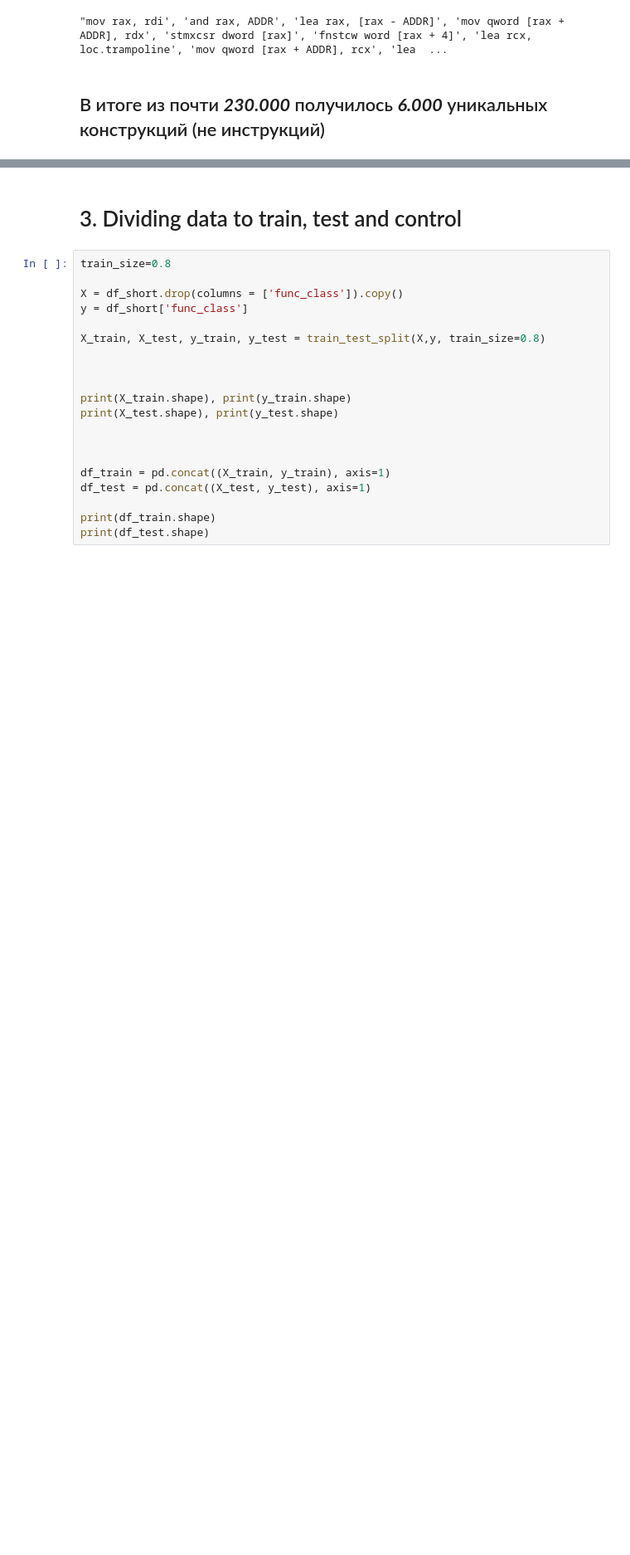
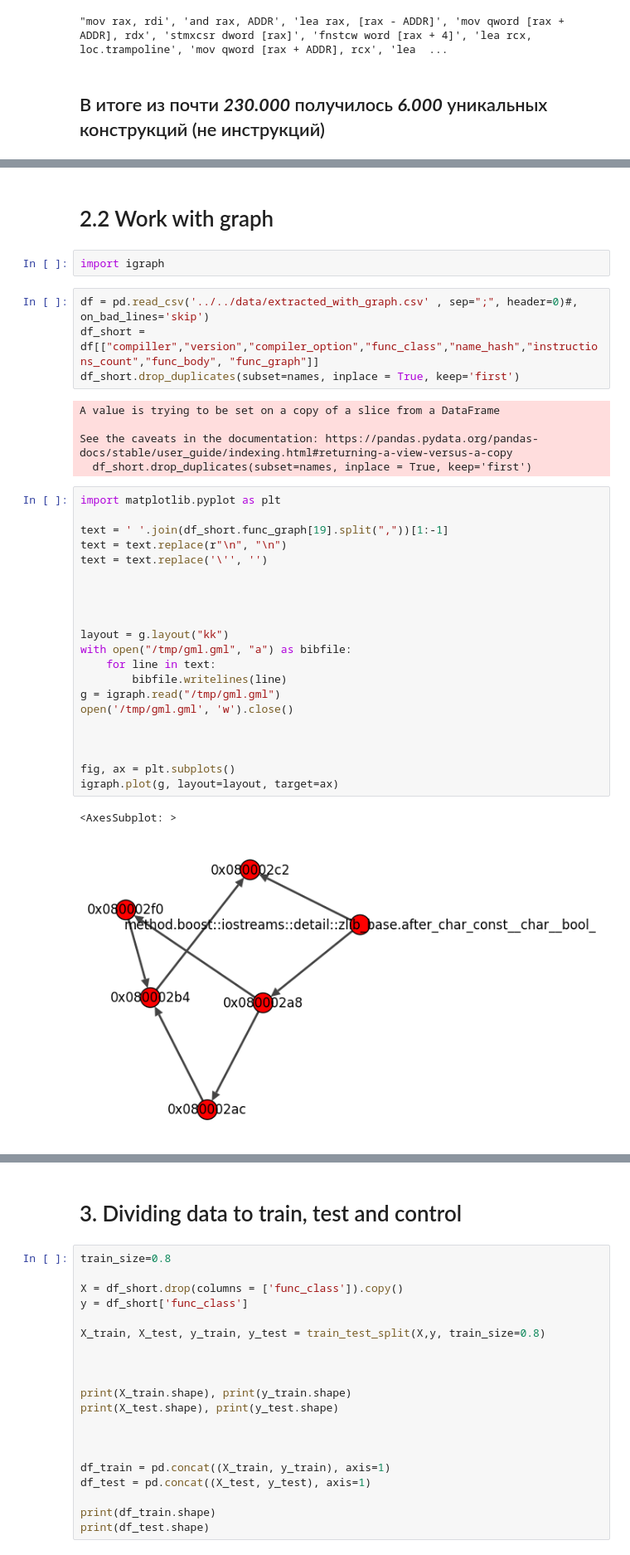
Before and after one commit to HSchoolboyEr/WhatThisFuncDo, a Jupyter notebook: tools/linear_models/EDA_train_test_split.ipynb, the cells around one changed output, grey strips where cells are left out. Shown at 83% size. Drawn from its saved outputs; the diff is of its cells as text; blank space fills up the shorter version.

Commit message:
graph feature, operands, operators

```diff
--- a/tools/linear_models/EDA_train_test_split.ipynb
+++ b/tools/linear_models/EDA_train_test_split.ipynb
@@ -309,0 +354,37 @@ df_short["func_body"][1]
+# %% [markdown]
+# 2.2 Work with graph
+# %%
+import igraph
+# %%
+df = pd.read_csv('../../data/extracted_with_graph.csv' , sep=";", header=0)#,  on_bad_lines='skip')
+df_short = df[["compiller","version","compiler_option","func_class","name_hash","instructions_count","func_body", "func_graph"]]
+df_short.drop_duplicates(subset=names, inplace = True, keep='first')
+# %% [output]
+A value is trying to be set on a copy of a slice from a DataFrame
+
+See the caveats in the documentation: https://pandas.pydata.org/pandas-docs/stable/user_guide/indexing.html#returning-a-view-versus-a-copy
+  df_short.drop_duplicates(subset=names, inplace = True, keep='first')
+# %%
+import matplotlib.pyplot as plt
+
+text = ' '.join(df_short.func_graph[19].split(","))[1:-1]
+text = text.replace(r"\n", "\n")
+text = text.replace('\'', '')
+
+
+
+
+layout = g.layout("kk")
+with open("/tmp/gml.gml", "a") as bibfile:
+    for line in text:
+        bibfile.writelines(line)
+g = igraph.read("/tmp/gml.gml")
+open('/tmp/gml.gml', 'w').close()
+
+
+
+fig, ax = plt.subplots()
+igraph.plot(g, layout=layout, target=ax)
+# %% [output]
+<AxesSubplot: >
+[figure, added]
```
Also changed, not shown: parts of 12 cells of this notebook, 7 other files.
